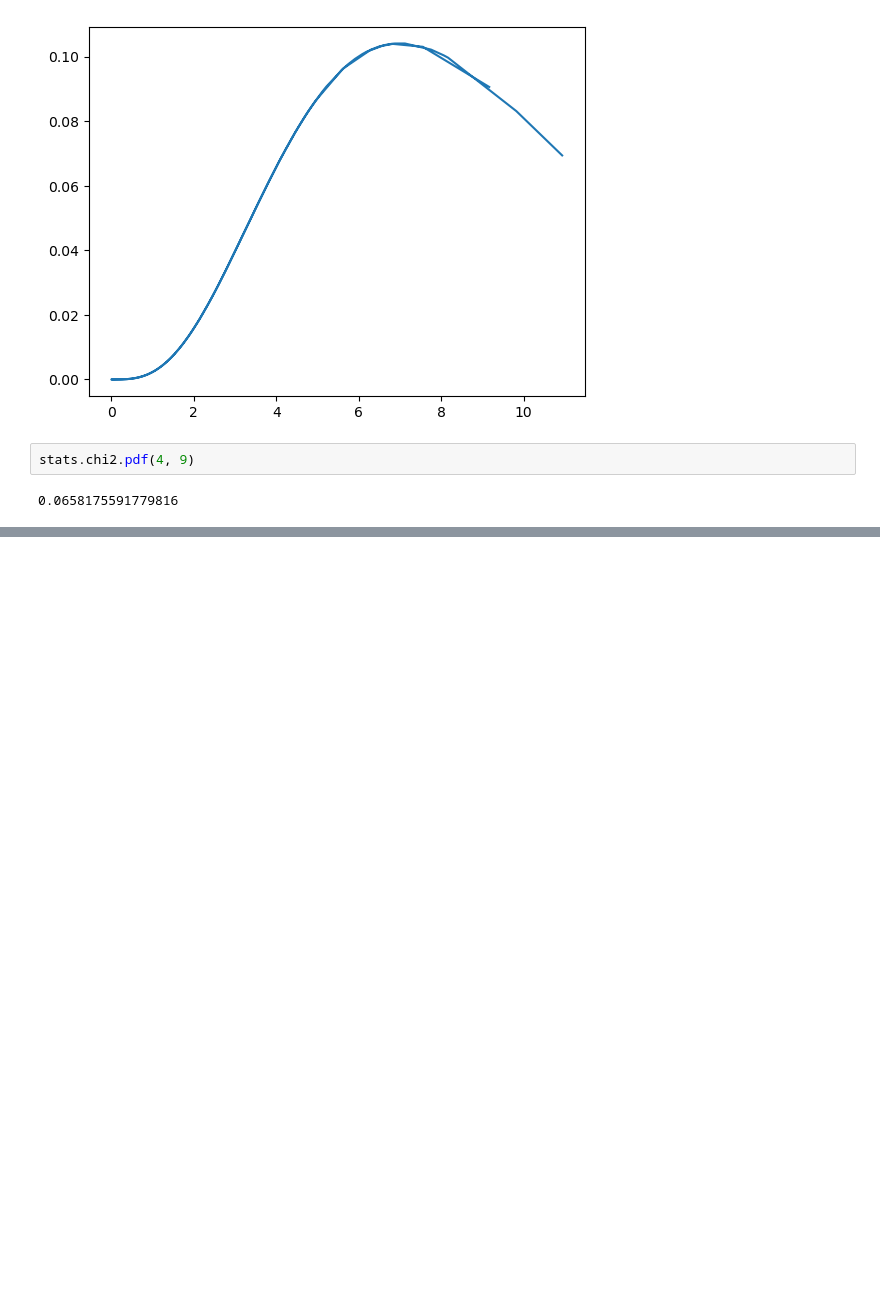
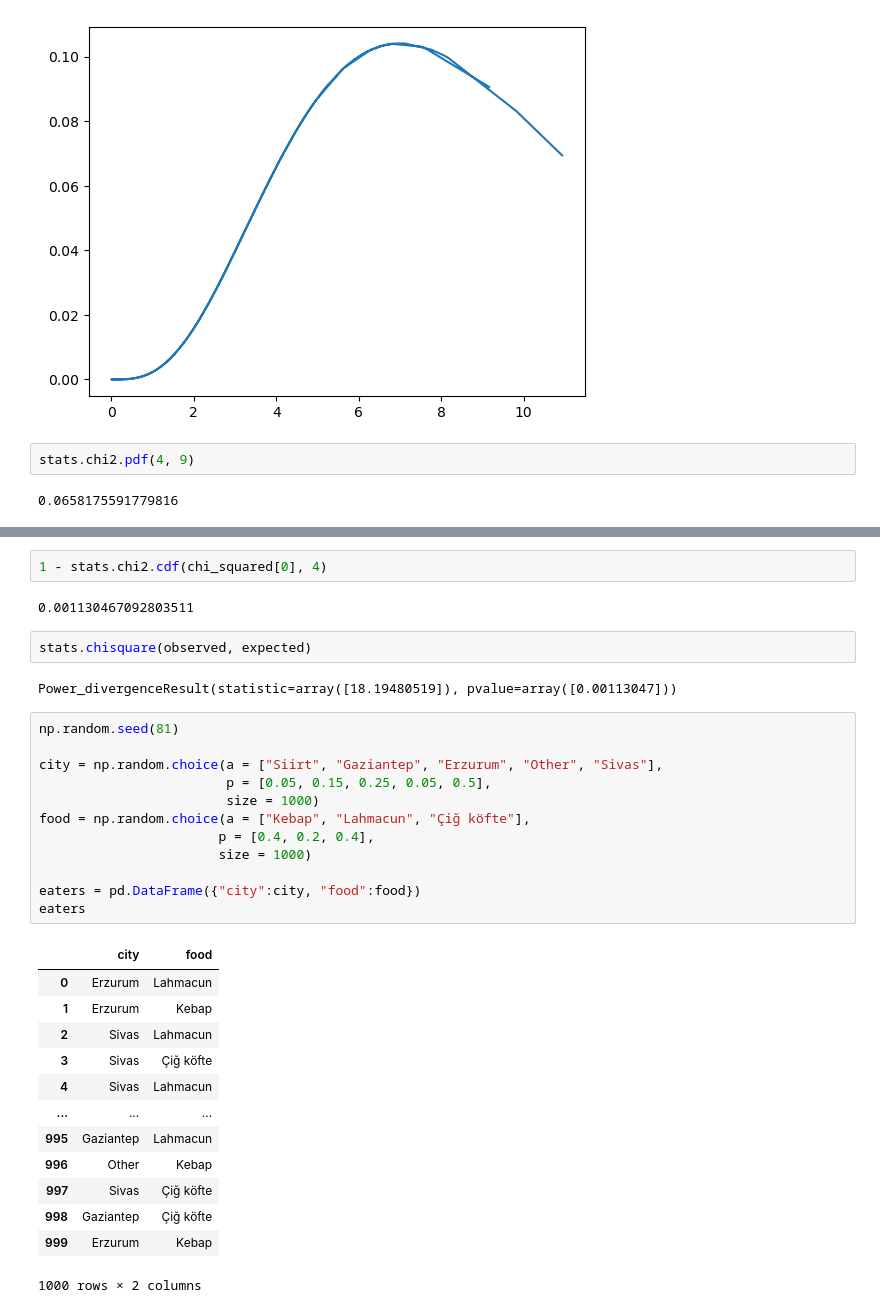
Before and after one commit to barisaltunkara/BiostatisticsPython, a Jupyter notebook: Biostatistics7-SamplingEstimation.ipynb, the cells around one changed output, grey strips where cells are left out. Drawn from its saved outputs; the diff is of its cells as text; blank space fills up the shorter version.

```diff
--- a/Biostatistics7-SamplingEstimation.ipynb
+++ b/Biostatistics7-SamplingEstimation.ipynb
@@ -397,0 +458,34 @@ stats.chi2.pdf(4, 9)
+# %%
+1 - stats.chi2.cdf(chi_squared[0], 4)
+# %% [output]
+0.001130467092803511
+# %%
+stats.chisquare(observed, expected)
+# %% [output]
+Power_divergenceResult(statistic=array([18.19480519]), pvalue=array([0.00113047]))
+# %%
+np.random.seed(81)
+
+city = np.random.choice(a = ["Siirt", "Gaziantep", "Erzurum", "Other", "Sivas"],
+                        p = [0.05, 0.15, 0.25, 0.05, 0.5],
+                        size = 1000)
+food = np.random.choice(a = ["Kebap", "Lahmacun", "Çiğ köfte"],
+                       p = [0.4, 0.2, 0.4],
+                       size = 1000)
+
+eaters = pd.DataFrame({"city":city, "food":food})
+eaters
+# %% [output]
+|  | city | food |
+| 0 | Erzurum | Lahmacun |
+| 1 | Erzurum | Kebap |
+| 2 | Sivas | Lahmacun |
+| 3 | Sivas | Çiğ köfte |
+| 4 | Sivas | Lahmacun |
+| ... | ... | ... |
+| 995 | Gaziantep | Lahmacun |
+| 996 | Other | Kebap |
+| 997 | Sivas | Çiğ köfte |
+| 998 | Gaziantep | Çiğ köfte |
+| 999 | Erzurum | Kebap |
+1000 rows × 2 columns
```
Also changed, not shown: parts of 11 cells of this notebook, 1 other file.
